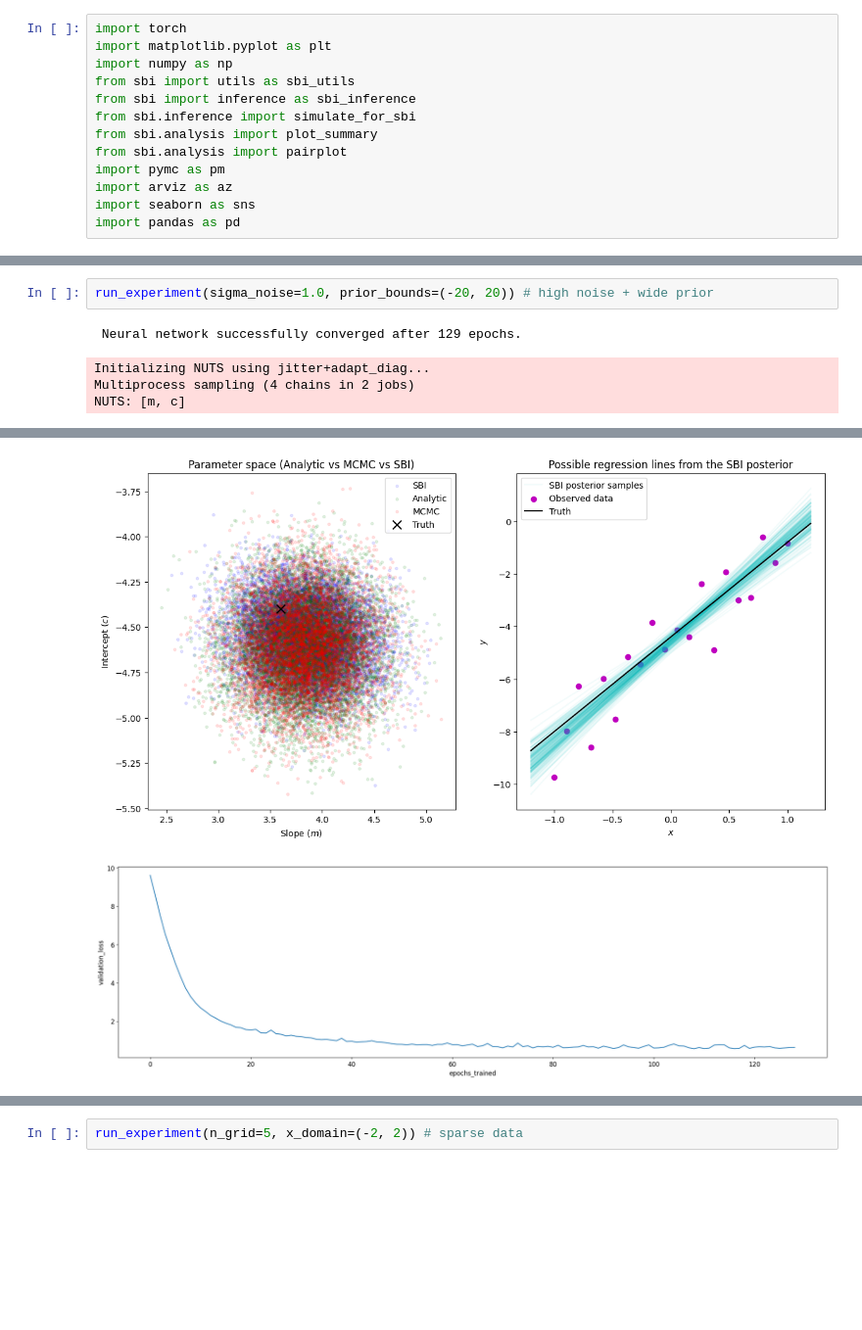
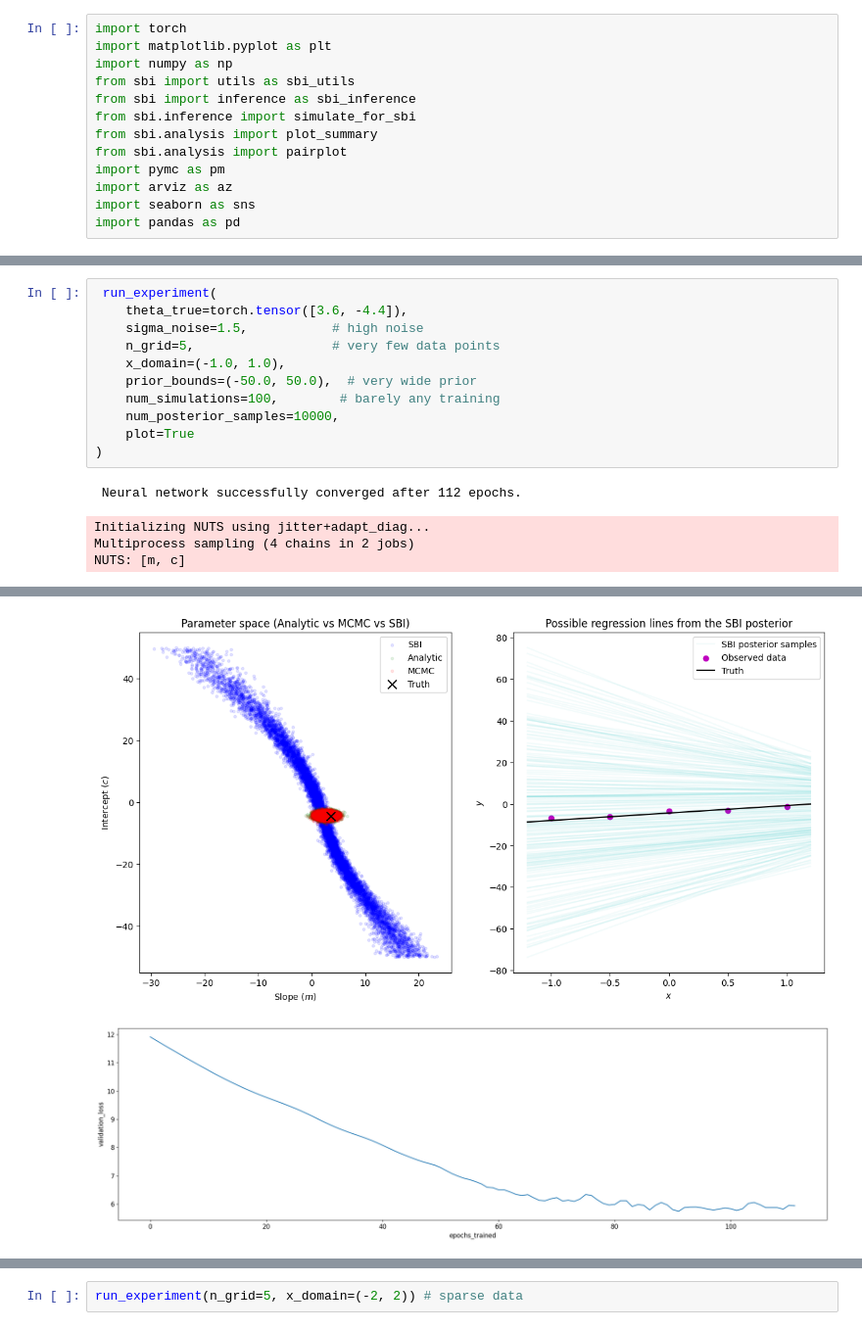
Before and after one commit to n3vSvZ/SBI_Project2b, a Jupyter notebook: Linear Regression/sbi_linear_regression_exploring_settings.ipynb, the cells around one changed output, grey strips where cells are left out. Shown at 98% size. Cells and saved outputs as stored; diff of their text form; blank space fills up the shorter version.

```diff
--- a/Linear Regression/sbi_linear_regression_exploring_settings.ipynb
+++ b/Linear Regression/sbi_linear_regression_exploring_settings.ipynb
@@ -218,7 +236,16 @@ Valid tags are: ['best_validation_loss', 'epoch_durations_sec', 'epochs_trained'
 # %%
-run_experiment(sigma_noise=1.0, prior_bounds=(-20, 20)) # high noise + wide prior
+ run_experiment(
+    theta_true=torch.tensor([3.6, -4.4]),
+    sigma_noise=1.5,           # high noise
+    n_grid=5,                  # very few data points
+    x_domain=(-1.0, 1.0),
+    prior_bounds=(-50.0, 50.0),  # very wide prior
+    num_simulations=100,        # barely any training
+    num_posterior_samples=10000,
+    plot=True
+)
 # %% [output]
- Neural network successfully converged after 129 epochs.
+ Neural network successfully converged after 112 epochs.
 Initializing NUTS using jitter+adapt_diag...
 Multiprocess sampling (4 chains in 2 jobs)
 NUTS: [m, c]
@@ -229,4 +256,4 @@ For an interactive, detailed view of the summary, launch tensorboard  with 'tens
 
 Valid tags are: ['best_validation_loss', 'epoch_durations_sec', 'epochs_trained', 'training_loss', 'validation_loss'].
-[figure, old version]
+[figure, new version]
-[figure, old version]
+[figure, new version]
```
Also changed, not shown: parts of 5 cells of this notebook.
